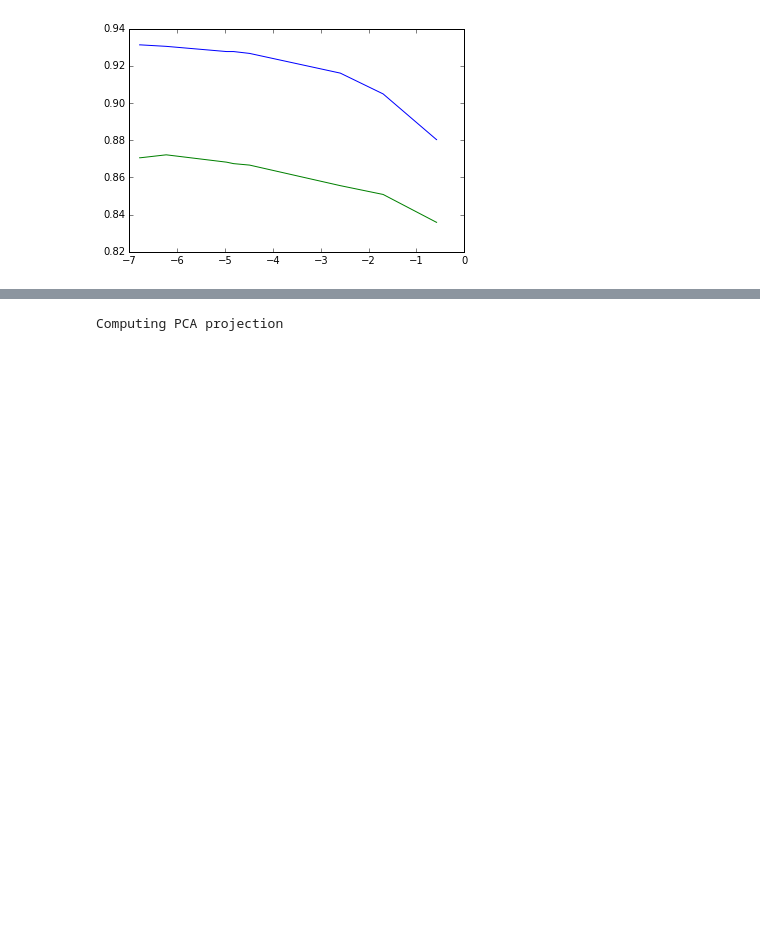
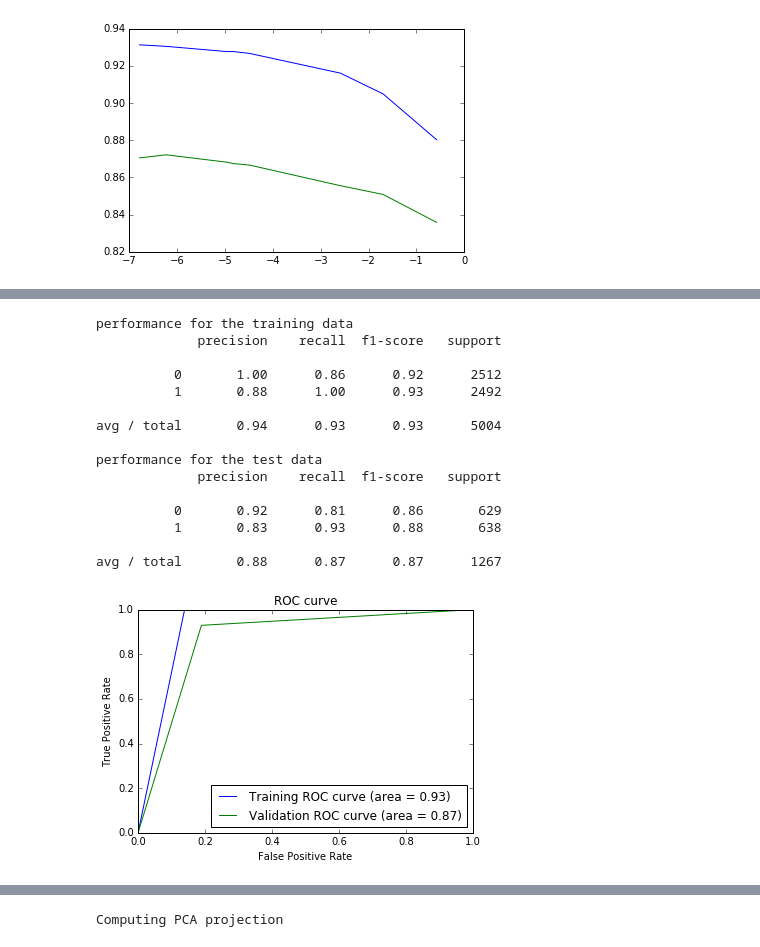
Before and after one commit to s6juncheng/AI_hackthon, a Jupyter notebook: notbooks/Data_processing-V.ipynb, the cells around one changed output, grey strips where cells are left out. Cells and saved outputs as stored; diff of their text form; code cells hidden in the pictures; blank space fills up the shorter version.

```diff
--- a/notbooks/Data_processing-V.ipynb
+++ b/notbooks/Data_processing-V.ipynb
@@ -232,6 +234,8 @@ def BernoulliNB_sum(X_tr, y_tr, X_v,y_v, alpha=1.0, plotROC = False):
     fpr_train, tpr_train, thresholds = metrics.roc_curve(y_tr, predict_train)
     fpr_val, tpr_val, thresholds = metrics.roc_curve(y_v, predict_val)
 
+
+
     prd_tr = metrics.accuracy_score(y_tr, predict_train) # metrics.auc(fpr_train, tpr_train)
     prd_v = metrics.accuracy_score(y_v, predict_val)# metrics.auc(fpr_val, tpr_val)
 
@@ -241,6 +245,8 @@ def BernoulliNB_sum(X_tr, y_tr, X_v,y_v, alpha=1.0, plotROC = False):
         print("performance for the test data")
         print(metrics.classification_report(y_v, predict_val))
 
+        auc_train = metrics.auc(fpr_train, tpr_train)
+        auc_val = metrics.auc(fpr_val, tpr_val)
 
         plt.plot(fpr_train, tpr_train,
                 label='Training ROC curve (area = %0.2f)' % auc_train)
@@ -251,6 +257,7 @@ def BernoulliNB_sum(X_tr, y_tr, X_v,y_v, alpha=1.0, plotROC = False):
         plt.title("ROC curve")
         plt.legend(loc='lower right')
         plt.show()
+        return clf
     return prd_tr,prd_v
 prd_tr,prd_v = BernoulliNB_sum(X_train_counts, y_train, X_val_counts,y_val)
 # %%
@@ -281,0 +285,19 @@ ValueError: invalid number of arguments
+# %%
+BNclf = BernoulliNB_sum(X_train_counts, y_train, X_val_counts,y_val, alpha= 5e-6, plotROC = True)
+# %% [output]
+performance for the training data
+             precision    recall  f1-score   support
+
+          0       1.00      0.86      0.92      2512
+          1       0.88      1.00      0.93      2492
+
+avg / total       0.94      0.93      0.93      5004
+
+performance for the test data
+             precision    recall  f1-score   support
+
+          0       0.92      0.81      0.86       629
+          1       0.83      0.93      0.88       638
+
+avg / total       0.88      0.87      0.87      1267
+[figure, added]
```
Also changed, not shown: parts of 17 cells of this notebook, 5 other files.
